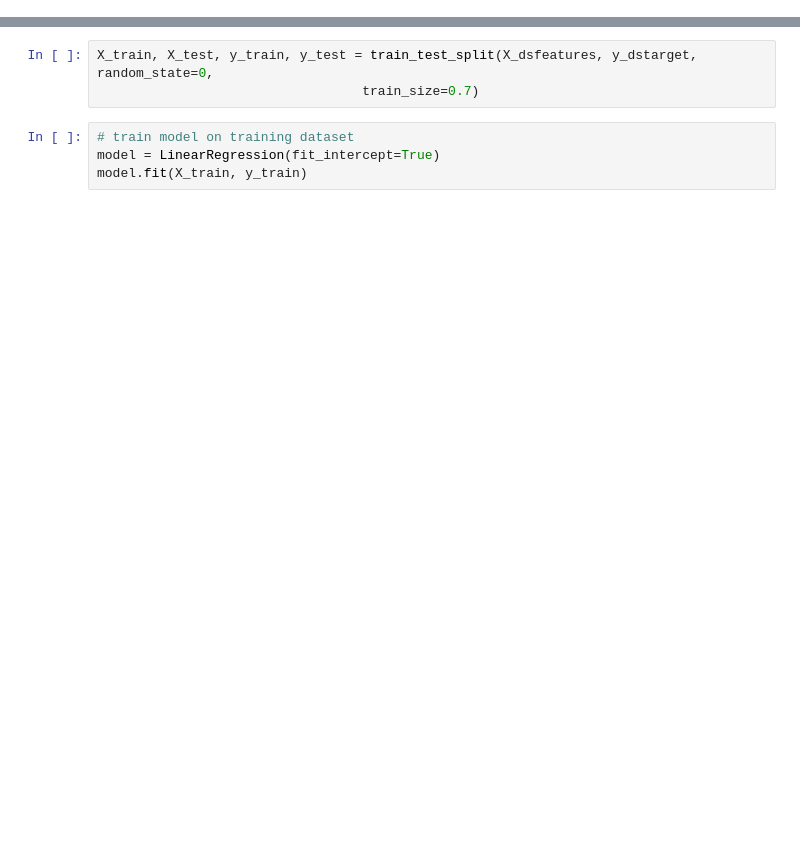
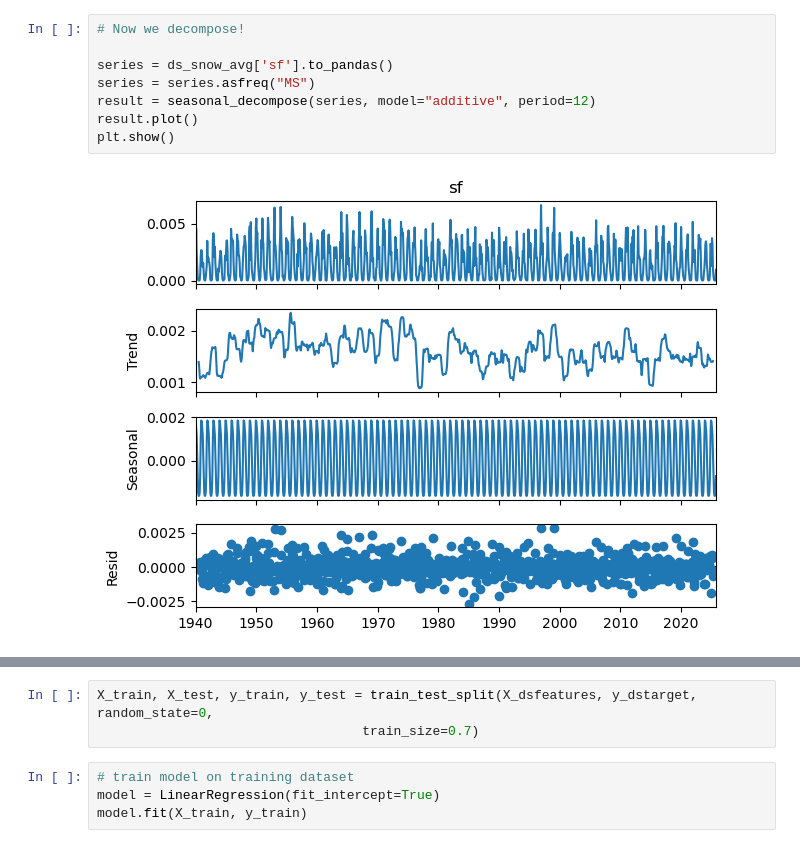
Before and after one commit to brietteshea/ATMS-523-Module8, a Jupyter notebook: Module8Assignment.ipynb, the cells around one changed output, grey strips where cells are left out. Cells and saved outputs as stored; diff of their text form; blank space fills up the shorter version.

```diff
--- a/Module8Assignment.ipynb
+++ b/Module8Assignment.ipynb
@@ -126,0 +119,10 @@ from sklearn.linear_model import LinearRegression
+# %%
+# Now we decompose!
+
+series = ds_snow_avg['sf'].to_pandas()
+series = series.asfreq("MS")
+result = seasonal_decompose(series, model="additive", period=12)
+result.plot()
+plt.show()
+# %% [output]
+[figure, added]
```
Also changed, not shown: parts of 32 cells of this notebook.
